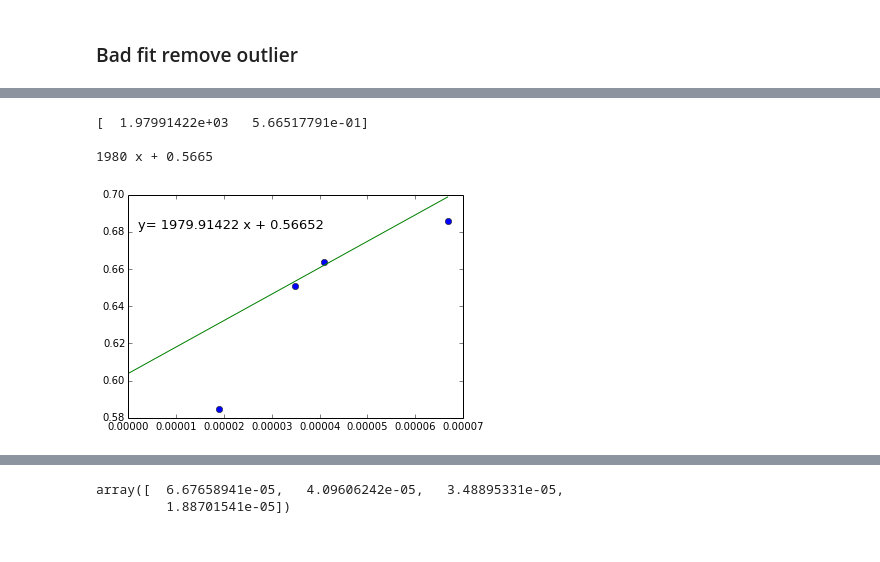
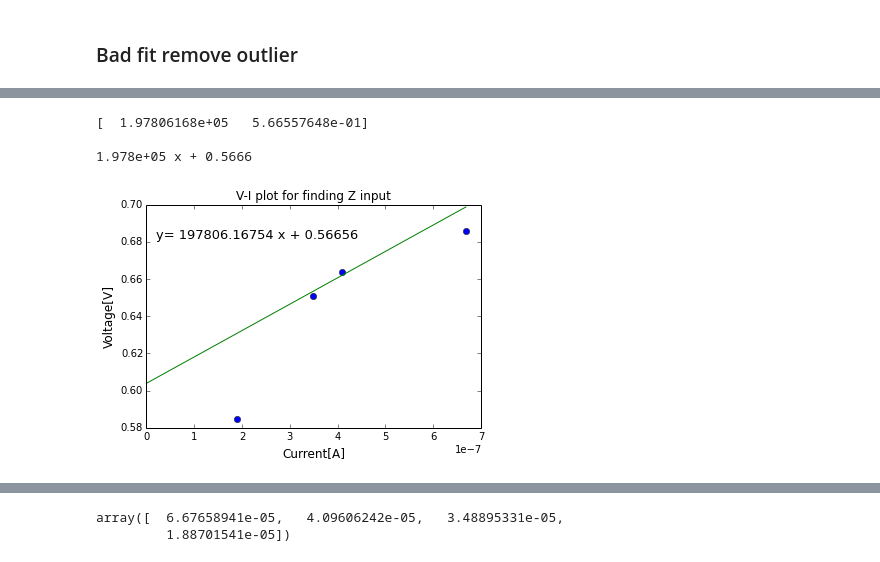
Before and after one commit to dorisjlee/111BSClab, a Jupyter notebook: lab1/Plots for lab 1.ipynb, the cells around one changed output, grey strips where cells are left out. Drawn from its saved outputs; the diff is of its cells as text; code cells hidden in the pictures.

```diff
--- a/lab1/Plots for lab 1.ipynb
+++ b/lab1/Plots for lab 1.ipynb
@@ -79,7 +79,7 @@ vt/(r_1)
 # %% [output]
 0.020797576752638127
 # %%
-def fit_and_plot(x,y,zeroed=False,annotate_fit= True):
+def fit_and_plot(x,y,xlabel="",ylabel="",title="",zeroed=False,annotate_fit= True):
 #     x=1./x**2
 #     y=1./y
 #     fig = plt.figure()
@@ -99,7 +99,10 @@ def fit_and_plot(x,y,zeroed=False,annotate_fit= True):
         slope = z[0]
         intercept = z[1]
         ax1.text(0.03,0.85,"y= %.5f x + %.5f"%(slope,intercept), fontsize=13,transform=ax1.transAxes)
-
+    if title !="":
+        plt.title(title,fontsize=12 )
+        plt.xlabel(xlabel,fontsize=12)
+        plt.ylabel(ylabel,fontsize=12)
 #     ax1 = fig.add_subplot(111)
 #     ax1.text(0.03,0.8,"y= %.5f x %.5f"%(p[0],p[1]), fontsize=13,transform=ax.transAxes)
     return p
@@ -130,24 +133,24 @@ p1 = fit_and_plot(r,v)
 # %%
 r = np.array([470,820,1000,2200])# [kohm]
 v_in = np.array([0.686,0.664,0.651,584.8e-3]) #[V]
 v_ext =1
 I_in = I_in[np.where(r>0)]
-I_in = (v_ext - v_in)/(r*10^3) #[A]
+I_in = (v_ext - v_in)/(r*10**3) #[A]
 # I_in = list(I_in)
 # I_in.append(0)
 # I_in = np.array(I_in)
 # print I_in
 # plt.plot(I_in,v_in[np.where(r>0)],'o')
 # v_in =list(v_in)
 # v_in.append(0)
 # v_in = np.array(v_in)
 # print v_in
-p1 = fit_and_plot(I_in,v_in,zeroed=True)
+p1 = fit_and_plot(I_in,v_in,"Current[A]", "Voltage[V]","V-I plot for finding Z input",zeroed=True)
 # %% [output]
-[  1.97991422e+03   5.66517791e-01]
+[  1.97806168e+05   5.66557648e-01]
 
-1980 x + 0.5665
+1.978e+05 x + 0.5666
-[figure, old version]
+[figure, new version]
 # %%
 v_in
 # %% [output]
```
Also changed, not shown: parts of 4 cells of this notebook, 20 other files.
